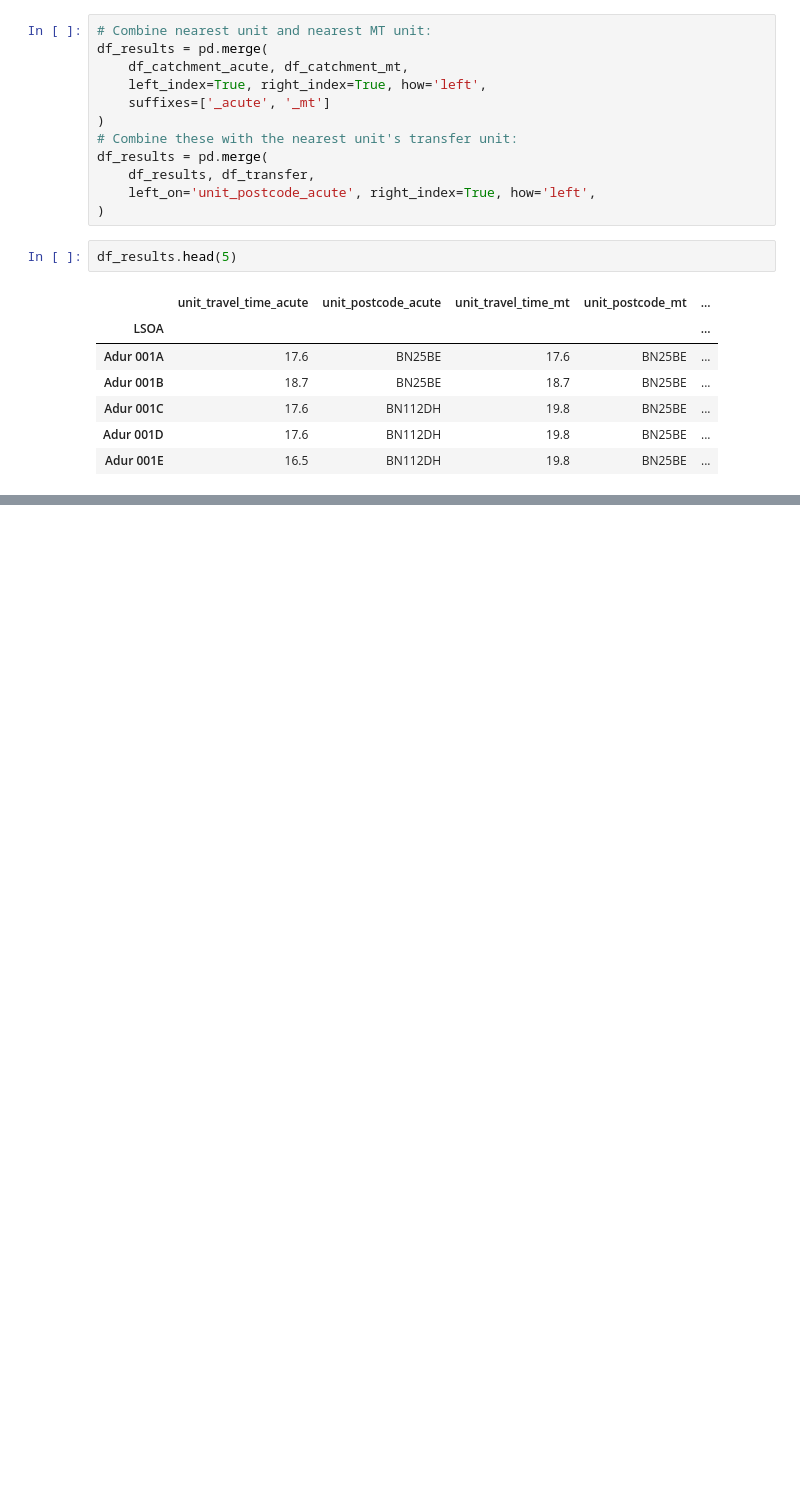
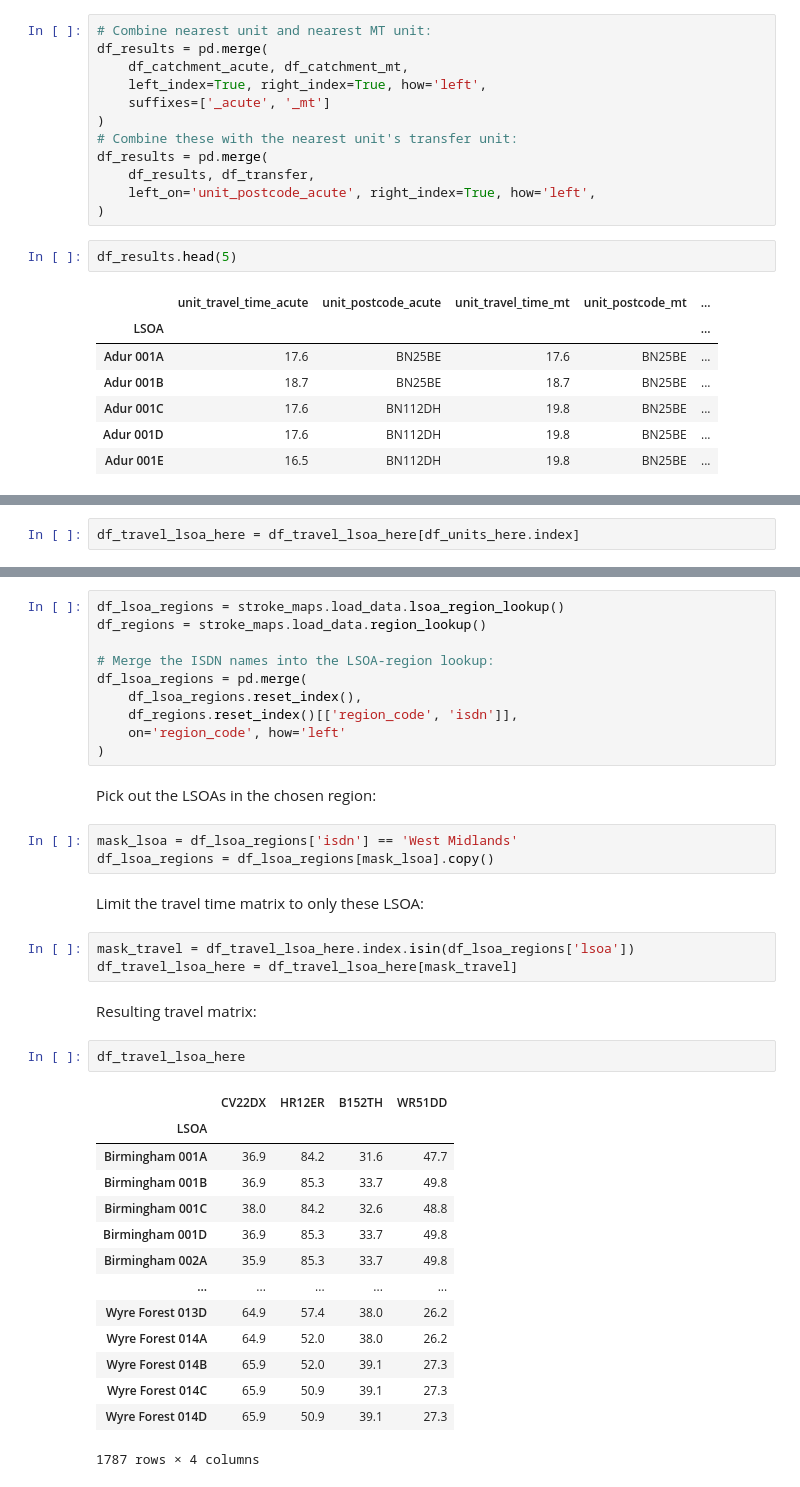
Before and after one commit to stroke-modelling/stroke-maps, a Jupyter notebook: docs/04_lsoa_catchment.ipynb, the cells around one changed output, grey strips where cells are left out. Cells and saved outputs as stored; diff of their text form; blank space fills up the shorter version.

Commit message:
:broom: Work-in-progress docs, LSOA catchment island example added

```diff
--- a/docs/04_lsoa_catchment.ipynb
+++ b/docs/04_lsoa_catchment.ipynb
@@ -210,0 +228,2 @@ To create this effect with the catchment code, it is possible to restrict:
+# %%
+df_travel_lsoa_here = df_travel_lsoa_here[df_units_here.index]
@@ -210,0 +232,39 @@ To create this effect with the catchment code, it is possible to restrict:
+# %%
+df_lsoa_regions = stroke_maps.load_data.lsoa_region_lookup()
+df_regions = stroke_maps.load_data.region_lookup()
+
+# Merge the ISDN names into the LSOA-region lookup:
+df_lsoa_regions = pd.merge(
+    df_lsoa_regions.reset_index(),
+    df_regions.reset_index()[['region_code', 'isdn']],
+    on='region_code', how='left'
+)
+# %% [markdown]
+Pick out the LSOAs in the chosen region:
+# %%
+mask_lsoa = df_lsoa_regions['isdn'] == 'West Midlands'
+df_lsoa_regions = df_lsoa_regions[mask_lsoa].copy()
+# %% [markdown]
+Limit the travel time matrix to only these LSOA:
+# %%
+mask_travel = df_travel_lsoa_here.index.isin(df_lsoa_regions['lsoa'])
+df_travel_lsoa_here = df_travel_lsoa_here[mask_travel]
+# %% [markdown]
+Resulting travel matrix:
+# %%
+df_travel_lsoa_here
+# %% [output]
+|  | CV22DX | HR12ER | B152TH | WR51DD |
+| LSOA |  |  |  |  |
+| Birmingham 001A | 36.9 | 84.2 | 31.6 | 47.7 |
+| Birmingham 001B | 36.9 | 85.3 | 33.7 | 49.8 |
+| Birmingham 001C | 38.0 | 84.2 | 32.6 | 48.8 |
+| Birmingham 001D | 36.9 | 85.3 | 33.7 | 49.8 |
+| Birmingham 002A | 35.9 | 85.3 | 33.7 | 49.8 |
+| ... | ... | ... | ... | ... |
+| Wyre Forest 013D | 64.9 | 57.4 | 38.0 | 26.2 |
+| Wyre Forest 014A | 64.9 | 52.0 | 38.0 | 26.2 |
+| Wyre Forest 014B | 65.9 | 52.0 | 39.1 | 27.3 |
+| Wyre Forest 014C | 65.9 | 50.9 | 39.1 | 27.3 |
+| Wyre Forest 014D | 65.9 | 50.9 | 39.1 | 27.3 |
+1787 rows × 4 columns
```
Also changed, not shown: parts of 9 cells of this notebook, 1 other file.
